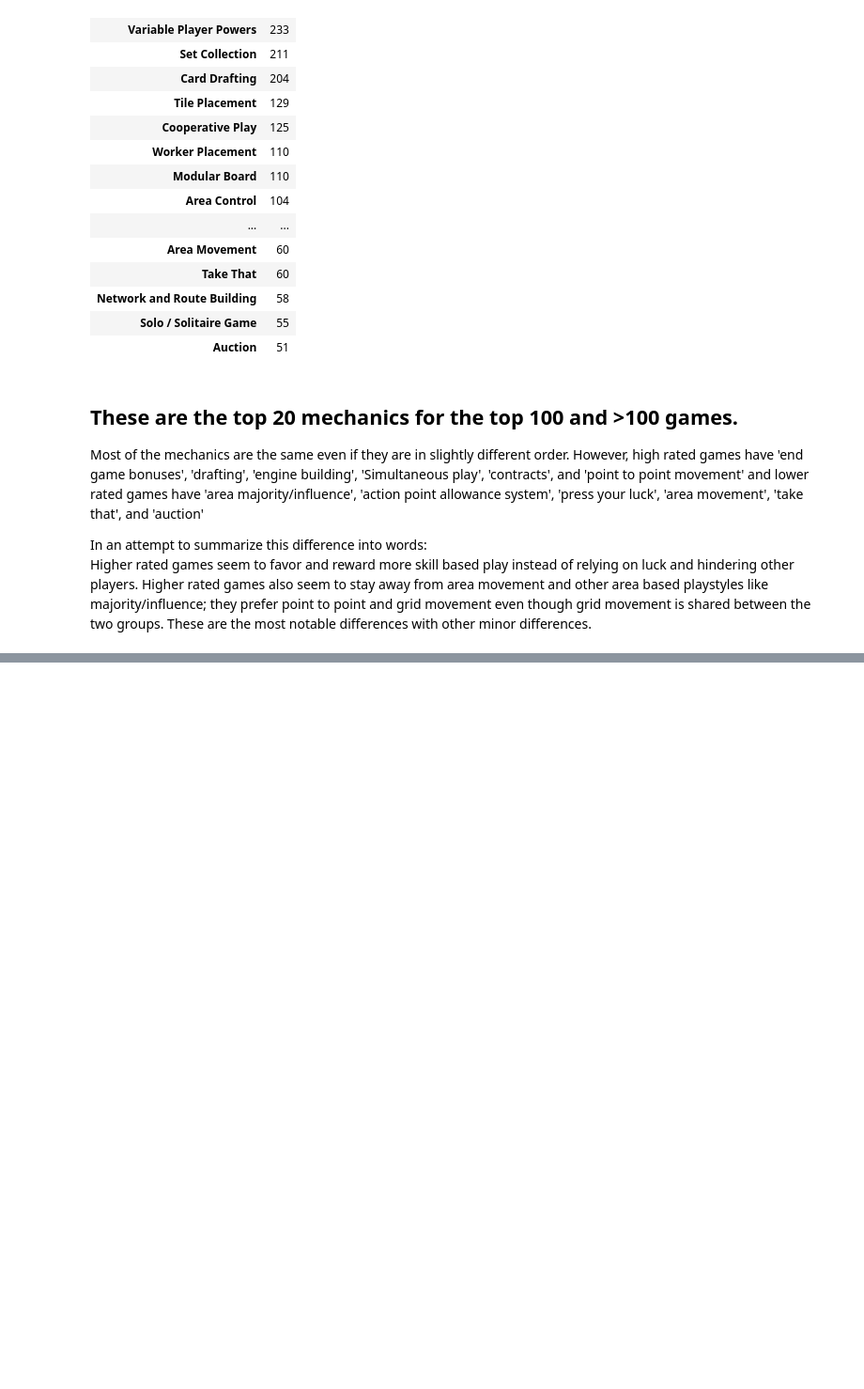
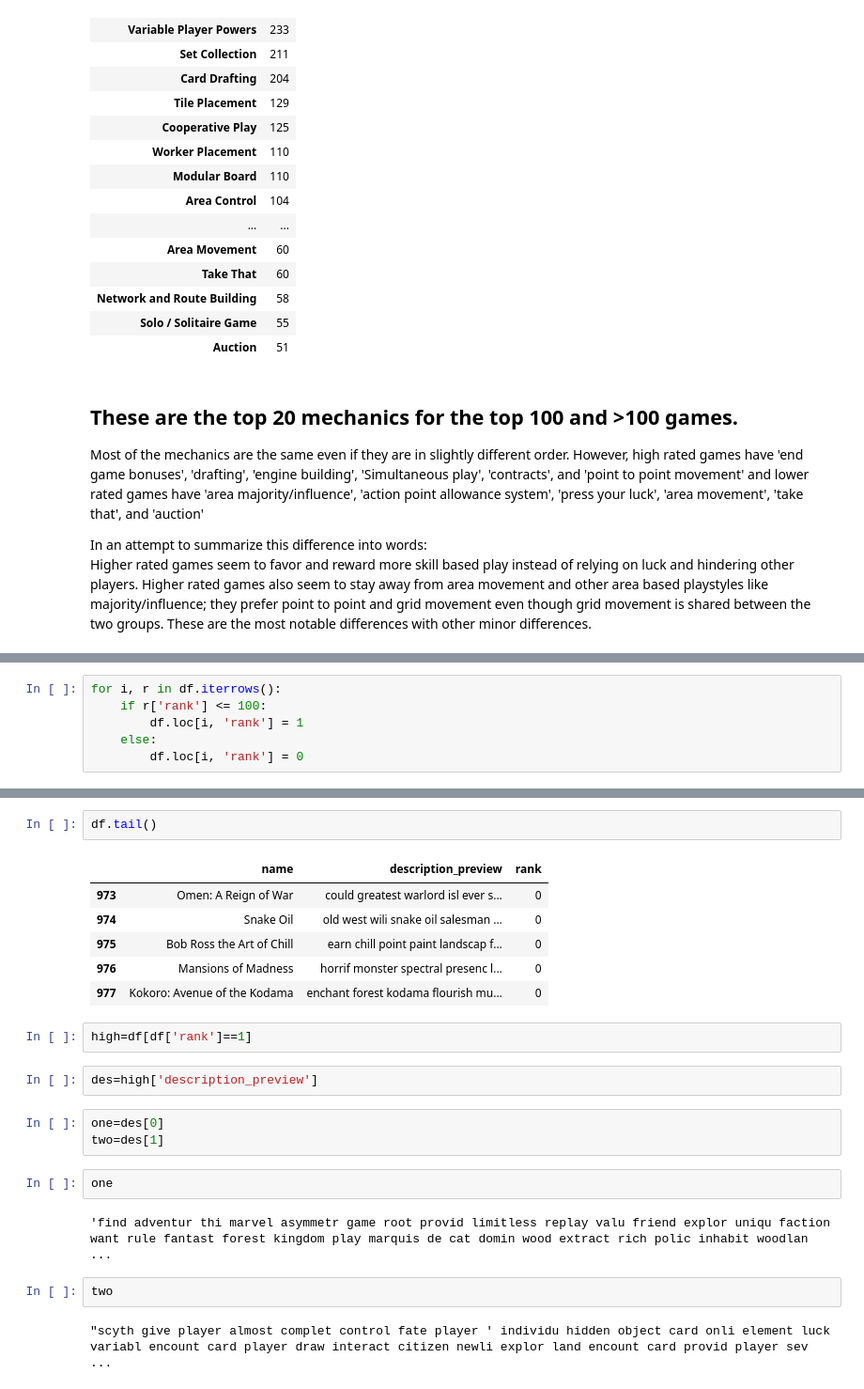
Before and after one commit to Andy-Jensen/board-game-project, a Jupyter notebook: explore.ipynb, the cells around one changed output, grey strips where cells are left out. Shown at 94% size. Cells and saved outputs as stored; diff of their text form; blank space fills up the shorter version.

Commit message:
description summary updates

```diff
--- a/explore.ipynb
+++ b/explore.ipynb
@@ -821,0 +861,6 @@ Name: description_preview, dtype: object
+# %%
+for i, r in df.iterrows():
+    if r['rank'] <= 100:
+        df.loc[i, 'rank'] = 1
+    else:
+        df.loc[i, 'rank'] = 0
@@ -821,0 +876,24 @@ Name: description_preview, dtype: object
+# %%
+df.tail()
+# %% [output]
+|  | name | description_preview | rank |
+| 973 | Omen: A Reign of War | could greatest warlord isl ever s... | 0 |
+| 974 | Snake Oil | old west wili snake oil salesman ... | 0 |
+| 975 | Bob Ross the Art of Chill | earn chill point paint landscap f... | 0 |
+| 976 | Mansions of Madness | horrif monster spectral presenc l... | 0 |
+| 977 | Kokoro: Avenue of the Kodama | enchant forest kodama flourish mu... | 0 |
+# %%
+high=df[df['rank']==1]
+# %%
+des=high['description_preview']
+# %%
+one=des[0]
+two=des[1]
+# %%
+one
+# %% [output]
+'find adventur thi marvel asymmetr game root provid limitless replay valu friend explor uniqu faction want rule fantast forest kingdom play marquis de cat domin wood extract rich polic inhabit woodlan ...
+# %%
+two
+# %% [output]
+"scyth give player almost complet control fate player ' individu hidden object card onli element luck variabl encount card player draw interact citizen newli explor land encount card provid player sev ...
```
Also changed, not shown: parts of 45 cells of this notebook.
